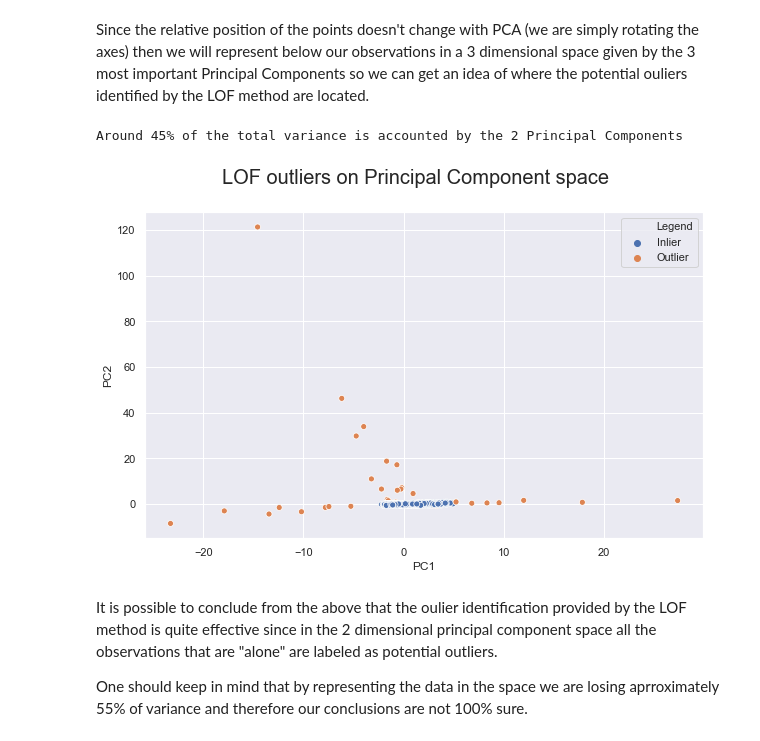
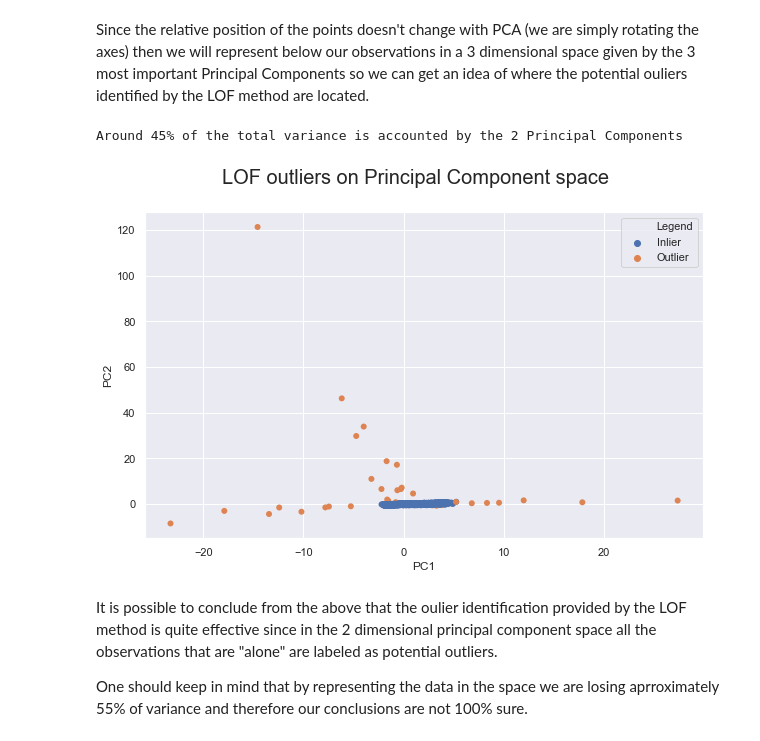
Before and after one commit to NovaIMSStudents/DataMiningFinalProject, a Jupyter notebook: DataAnalysisDM.ipynb, the cells around one changed output. Drawn from its saved outputs; the diff is of its cells as text; code cells hidden in the pictures.

```diff
--- a/DataAnalysisDM.ipynb
+++ b/DataAnalysisDM.ipynb
@@ -562,23 +565,23 @@ Since the relative position of the points doesn't change with PCA (we are simply
 # %%
 # PCA with standardized data since we are working with different measurment units (i.e. eigenvalue decomposition of the correlation matrix)
 pca = decomp.PCA(n_components=2).fit(std_data)
 print("Around {}% of the total variance is accounted by the 2 Principal Components\n".format(int(100*pca.explained_variance_ratio_.sum())))
 scores = pca.transform(std_data) #representation of observations in the component space
 
 # Visualizing the data and LOF potential outliers in the 3 Principal component space
 label = np.where(outlof==-1, "Outlier", "Inlier")
 # label = np.where(top_lof_scores==True, "Outlier", "Inlier")
 vis2pc = pd.DataFrame(data=np.concatenate((scores, np.resize(label, (10295,1))), axis=1), columns=["PC1","PC2","Legend"])
 vis2pc = vis2pc.astype(dict(zip(vis2pc.columns, [np.float64, np.float64, "object"])))
 
 sns.set()
 fig = plt.figure(figsize=(10,6))
 fig.suptitle("LOF outliers on Principal Component space", fontsize=20)
-sns.scatterplot(x="PC1", y="PC2", hue="Legend", data=vis2pc)
+sns.scatterplot(x="PC1", y="PC2", hue="Legend", data=vis2pc, linewidth=0)
 plt.show()
 # %% [output]
 Around 45% of the total variance is accounted by the 2 Principal Components
-[figure, old version]
+[figure, new version]
 # %% [markdown]
 It is possible to conclude from the above that the oulier identification provided by the LOF method is quite effective since in the 2 dimensional principal component space all the observations that are "alone" are labeled as potential outliers.
 
```
Also changed, not shown: parts of 24 cells of this notebook.
